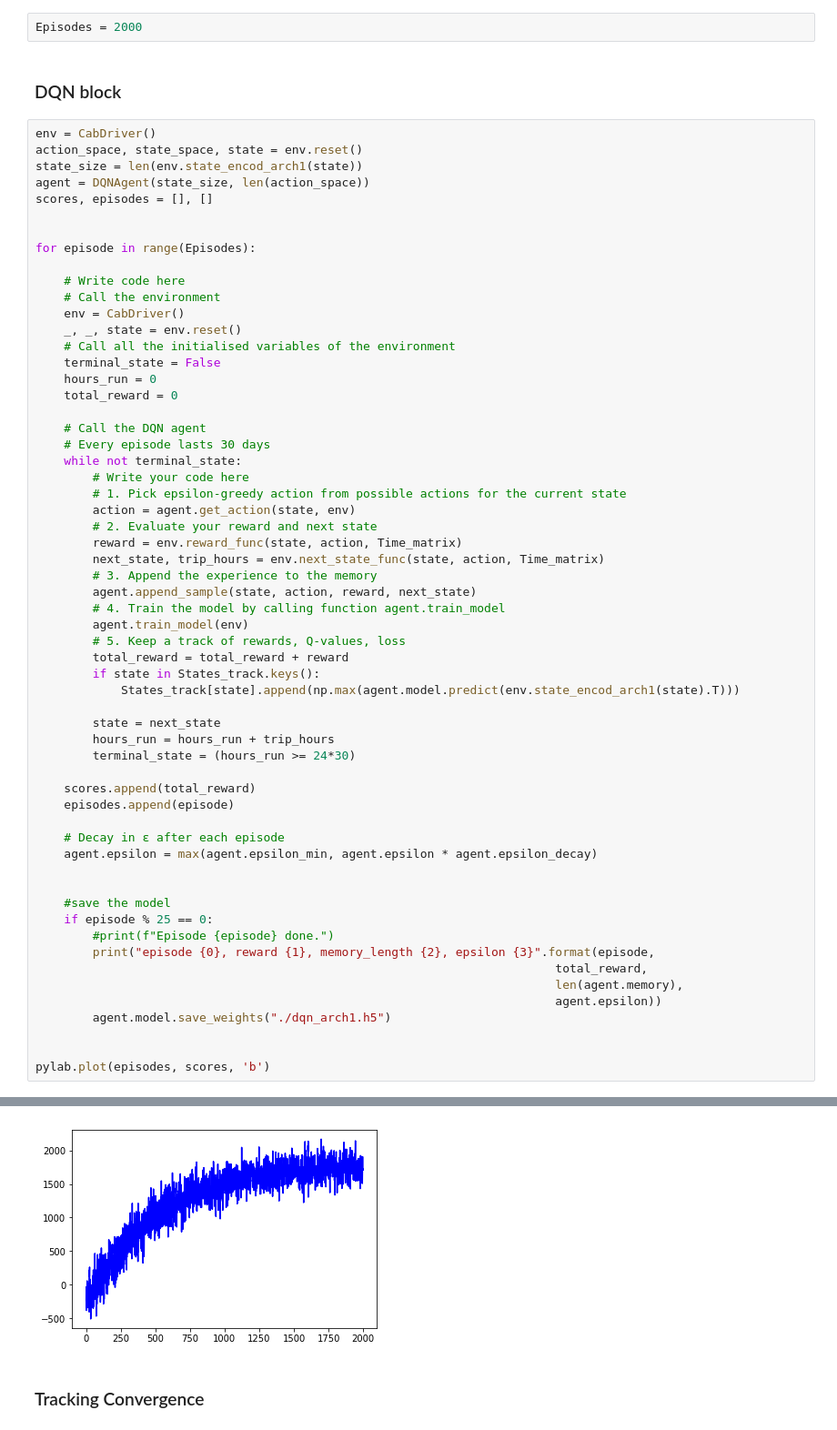
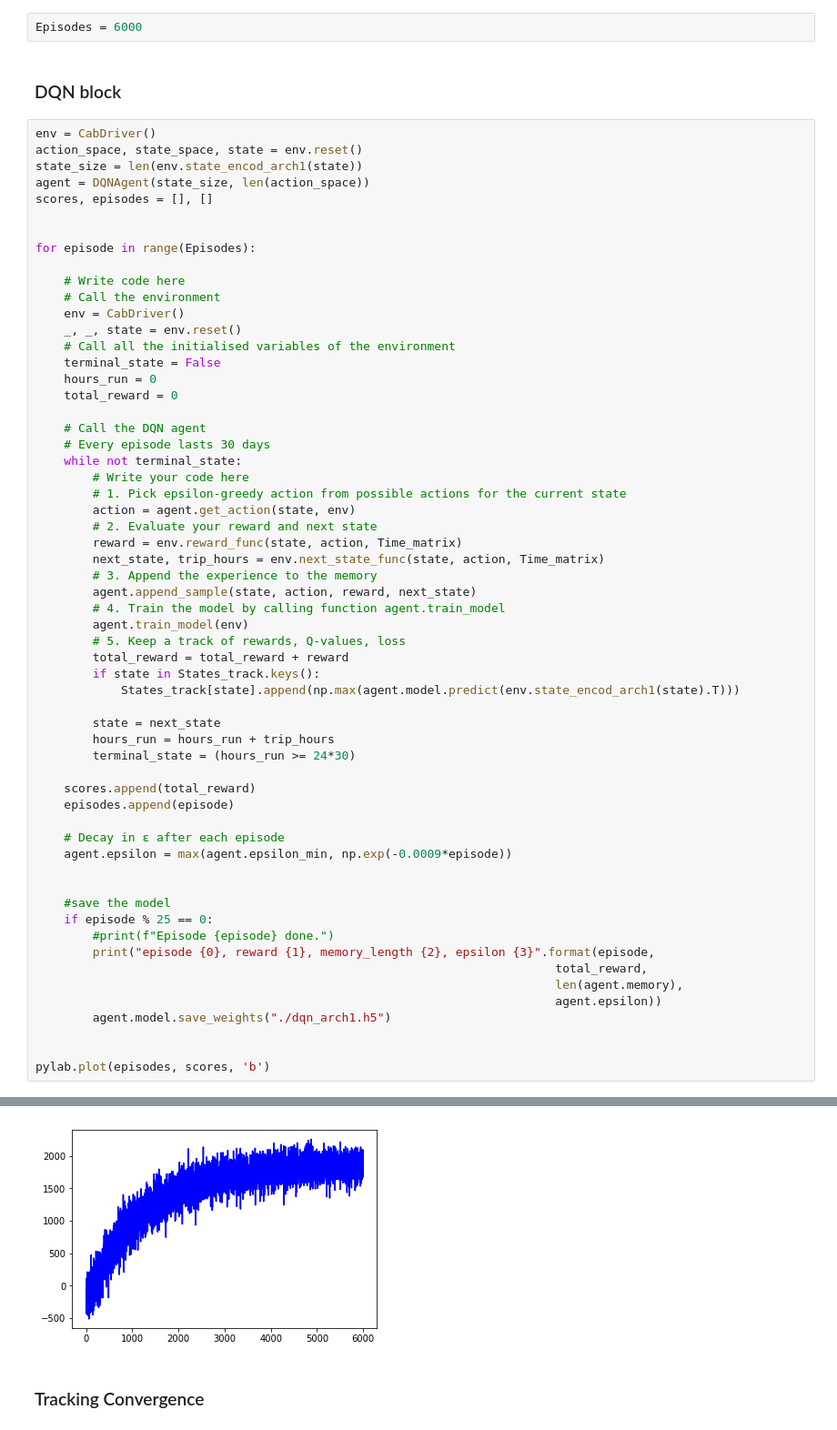
Before and after one commit to agodika/deep-rl-cab, a Jupyter notebook: DQN_Agent_Arch1-Anuraag.ipynb, the cells around one changed output, grey strips where cells are left out. Shown at 91% size. Cells and saved outputs as stored; diff of their text form.

Commit message:
Add run with 6k episodes, epsilon decay exponential -0.0009

```diff
--- a/DQN_Agent_Arch1-Anuraag.ipynb
+++ b/DQN_Agent_Arch1-Anuraag.ipynb
@@ -183,5 +183,5 @@ env.next_state_func(state, action, Time_matrix)
 # %%
-Episodes = 2000
+Episodes = 6000
 # %% [markdown]
 ### DQN block
 # %%
@@ -229,7 +229,7 @@ for episode in range(Episodes):
     episodes.append(episode)
 
     # Decay in ε after each episode
-    agent.epsilon = max(agent.epsilon_min, agent.epsilon * agent.epsilon_decay)
+    agent.epsilon = max(agent.epsilon_min, np.exp(-0.0009*episode))
 
 
     #save the model
@@ -264,5 +264,5 @@ episode 1975, reward 1611.0, memory_length 2000, epsilon 0.019140337167607924
 [<matplotlib.lines.Line2D at 0x...>]
-[figure, old version]
+[figure, new version]
 # %% [markdown]
 ### Tracking Convergence
 # %%
```
Also changed, not shown: parts of 6 cells of this notebook, 1 other file.
